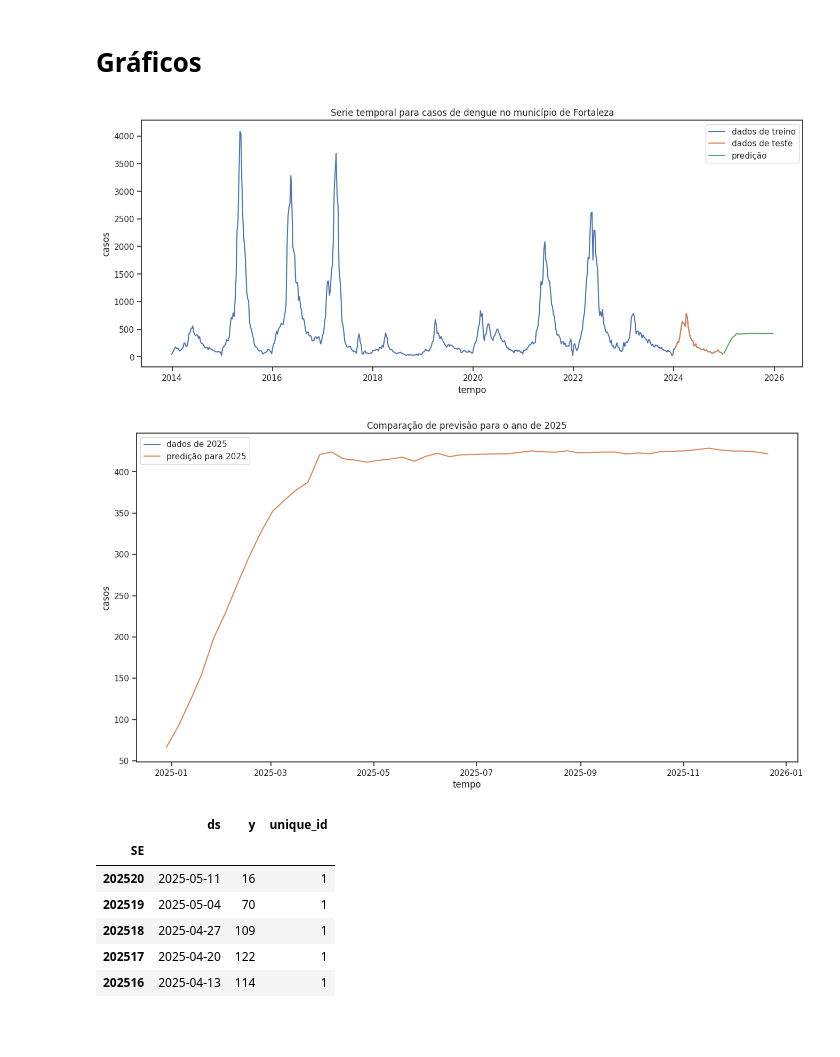
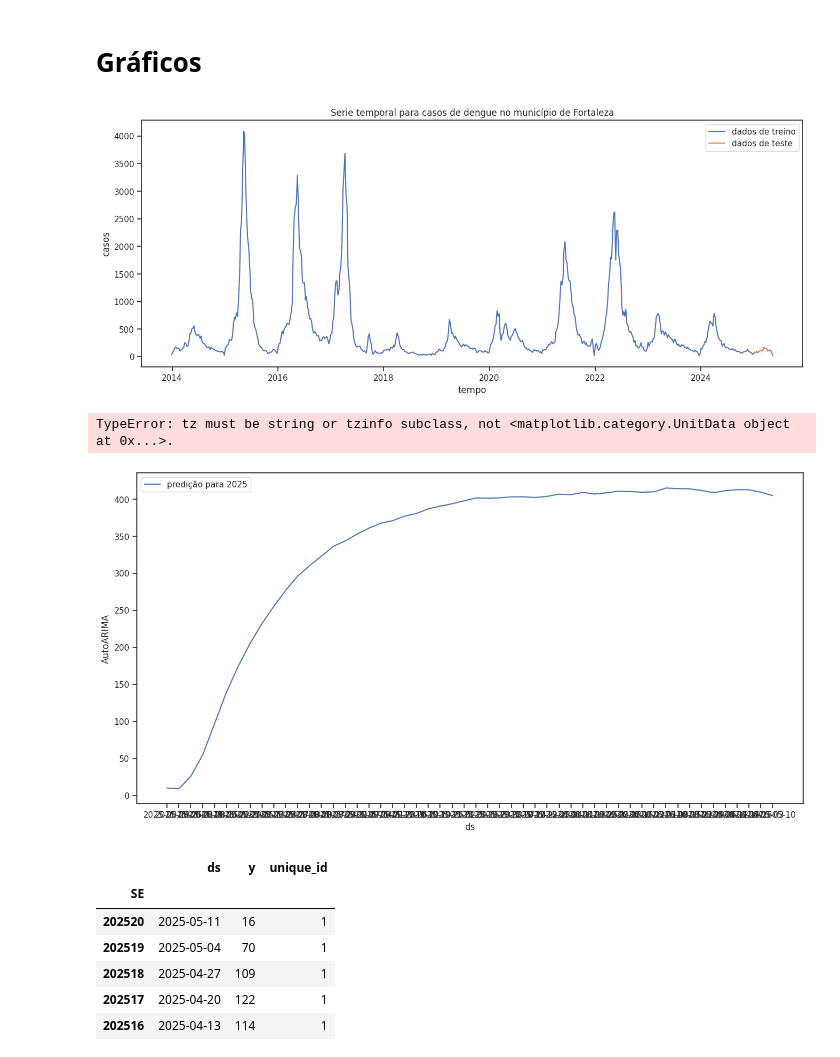
Before and after one commit to xandeoliveira/dengue-arima-fortaleza, a Jupyter notebook: arima_graphcs.ipynb, the cells around one changed output. Saved outputs shown, nothing was run; the diff lists cells and outputs as text; code cells hidden in the pictures; blank space fills up the shorter version.

Commit message:
Train and prediction: Fortaleza dataset with python

```diff
--- a/arima_graphcs.ipynb
+++ b/arima_graphcs.ipynb
@@ -7,5 +7,8 @@ from sklearn.metrics import mean_absolute_error, accuracy_score, precision_score
 # Carrengar dataframes da série temporal e predição
 # %%
 df = pd.read_csv("dataset/fortaleza.csv", index_col="SE")
-predict = pd.read_csv("predicts/predict_2025.csv", index_col="SE")
+predict_py = pd.read_csv("predicoes/predicao-py.csv")
+predict_r = pd.read_csv("predicoes/predicao-r.csv")
+
+predict_py.head()
 # %% [output]
@@ -34,7 +66,7 @@ sns.set_theme(style="ticks")
 
 sns.lineplot(data=df, x="ds", y="y", label="dados de treino")
 sns.lineplot(data=y_validation, x="ds", y="y", label="dados de teste")
-sns.lineplot(data=predict, x="ds", y="AutoARIMA", label="predição")
+# sns.lineplot(data=predict_py, x="ds", y="AutoARIMA", label="predição")
 
 plt.title("Serie temporal para casos de dengue no município de Fortaleza")
 plt.xlabel("tempo")
@@ -43,25 +75,22 @@ plt.legend()
 
 plt.show()
 # %% [output]
-[figure, old version]
+[figure, new version]
 # %%
-df_cortado = pd.read_csv("fortaleza.csv", index_col="SE")
-df_cortado["ds"] = pd.to_datetime(df_cortado["ds"])
-df_cortado = df[ df["ds"].dt.year == 2025 ]
-
 plt.figure("Comparação", figsize=[16,8])
 
-sns.lineplot(data=df_cortado, x="ds", y="y", label="dados de 2025")
-sns.lineplot(data=predict, x="ds", y="AutoARIMA", label="predição para 2025")
+sns.lineplot(data=predict_py, x="ds", y="AutoARIMA", label="predição para 2025")
+sns.lineplot(data=y_validation, x="ds", y="y", label="dados de 2025")
 
 plt.title("Comparação de previsão para o ano de 2025")
 plt.xlabel("tempo")
 plt.ylabel("casos")
 plt.legend()
 
 plt.show()
 # %% [output]
+TypeError: tz must be string or tzinfo subclass, not <matplotlib.category.UnitData object at 0x...>.
-[figure, old version]
+[figure, new version]
 # %%
 df_cortado
 # %% [output]
```
Also changed, not shown: parts of 5 cells of this notebook, 8 other files.
